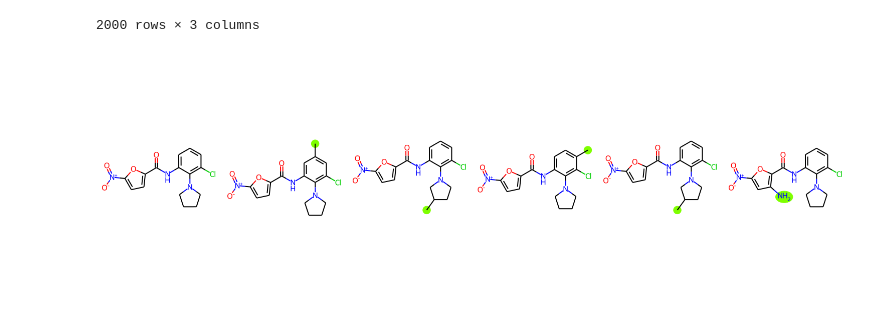
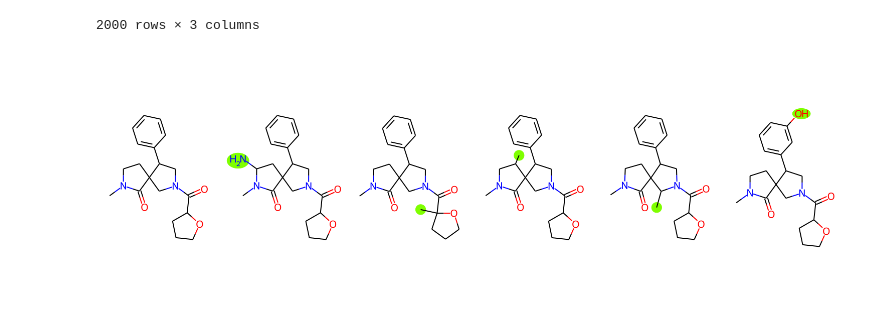
Before and after one commit to katfish666/SALSA, a Jupyter notebook: notebooks_04_pres/20220419b_pres_prep_data_augs_clean.ipynb, the cells around one changed output. Cells and saved outputs as stored; diff of their text form; code cells hidden in the pictures.

```diff
--- a/notebooks_04_pres/20220419b_pres_prep_data_augs_clean.ipynb
+++ b/notebooks_04_pres/20220419b_pres_prep_data_augs_clean.ipynb
@@ -20,6 +20,8 @@ anc_map = get_anc_map(ds_arr)
 df = copy.deepcopy(ds_arr)
 df_sort = df.sort_values(by='smiles', key=lambda x: x.str.len())
 # display(df_sort)
+# %%
+fc_idx = 1075
 # %%
 df_ancs = df_sort[df_sort.atype=='Anc'] #[:70]
 df_ancs
@@ -87,7 +89,7 @@ from io import BytesIO
 c = ColorConverter().to_rgb('chartreuse') # mediumspringgreen cyan chartreuse
 
 for idx in df_ancs.anc_idx.values:
-    if idx!=11:
+    if idx!=fc_idx:
         continue
 
     draw = True
@@ -110,31 +112,31 @@ for idx in df_ancs.anc_idx.values:
     colors = []
 
     for i,mol in enumerate(all_mols):
 
         # align skeletons
         try:
             coordDict={}
             for j,coord in enumerate(coords2D):
                 coordDict[matched_coords[i][j]] = coord
             AllChem.Compute2DCoords(mol,coordMap=coordDict)
 
             # get highlights for aug mols
             if i == 0:
                 highlight = False
                 atom_col = {}
             else:
                 highlight = get_highlighted_atoms(anc_mol, mol)
                 atom_col = {highlight[0]: c}
 
             colors.append(atom_col)
             highlights.append(highlight)
 
         except:
             draw = False
     if draw:
         img = Draw.MolsToGridImage(all_mols, molsPerRow=6, highlightAtomLists=highlights,
                                highlightAtomColors=colors, subImgSize=(250,500)) #(250, 185)) # 200, 150
         display(img)
 #     break
 # %% [output]
-[figure, old version]
+[figure, new version]
```
Also changed, not shown: 37 other files.
